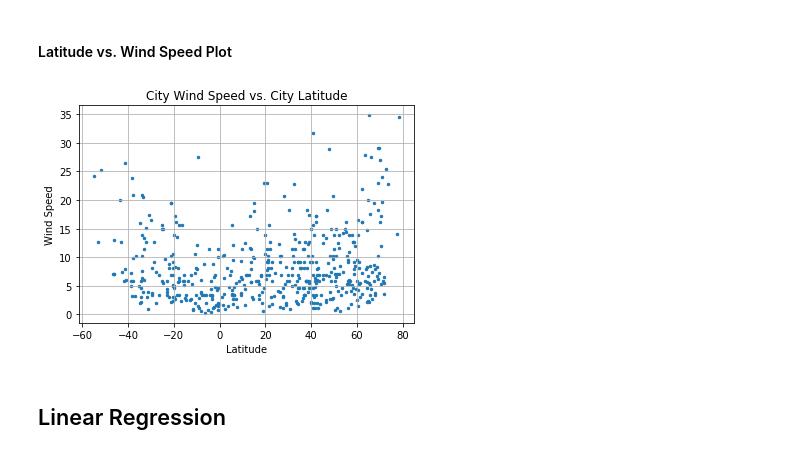
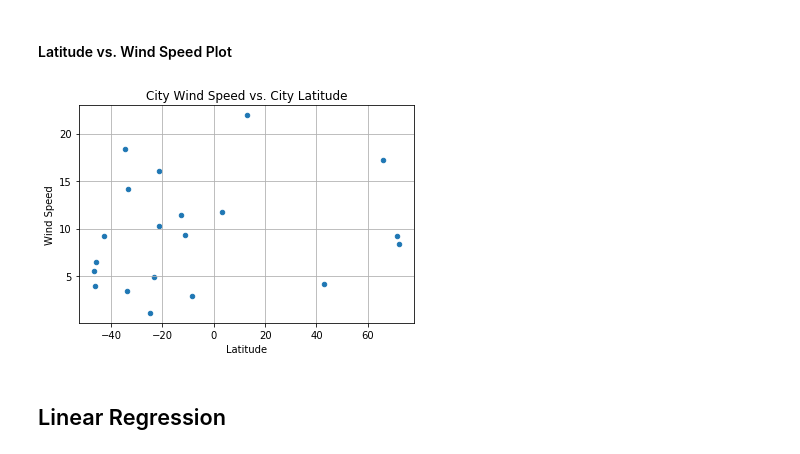
Before and after one commit to EMENGH/python-api-challenge, a Jupyter notebook: WeatherPy/WeatherPy.ipynb, the cells around one changed output. Drawn from its saved outputs; the diff is of its cells as text; code cells hidden in the pictures.

```diff
--- a/WeatherPy/WeatherPy.ipynb
+++ b/WeatherPy/WeatherPy.ipynb
@@ -77,7 +81,7 @@ city_ctr = 1
 
 # Create a loop to store each record in the allocated arrays. This process could have been done in one step
 # but to have clean code has been separated in getting the response first and then add it to the array.
-for city in cities[:560]:
+for city in cities[:20]:
      response = requests.get(query_url + city).json()
 
      try:
@@ -107,7 +111,7 @@ for city in cities[:560]:
         city_ctr += 1
 
         # create intervals of 1.2 between records to slow down the process from the api and avoid locking issues
-        time.sleep(1.2)
+        time.sleep(0.5)
 
      #if no record is found then print an error message and continue
      except:
@@ -211,16 +218,16 @@ plt.show()
 # %% [markdown]
 #### Latitude vs. Wind Speed Plot
 # %%
-plt.scatter(city_data1["Lat"], city_data1["Wind Speed"], marker="o", s=6)
+plt.scatter(city_data1["Lat"], city_data1["Wind Speed"], marker="o", s=20)
 
 plt.title("City Wind Speed vs. City Latitude")
 plt.ylabel("Wind Speed")
 plt.xlabel("Latitude")
 plt.grid(True)
 plt.savefig("../output_data/latitude_vs_wind_speed.png")
 plt.show()
 # %% [output]
-[figure, old version]
+[figure, new version]
 # %% [markdown]
 ## Linear Regression
 # %%
```
Also changed, not shown: parts of 9 cells of this notebook.
